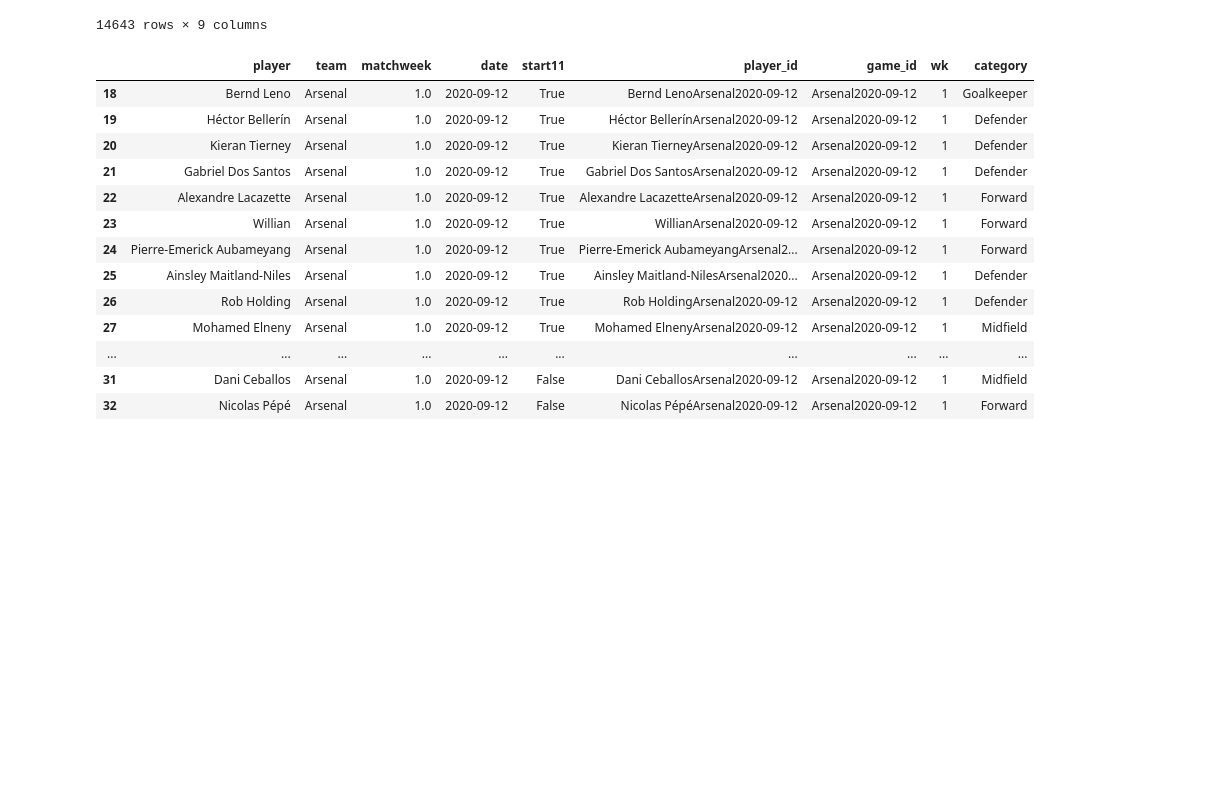
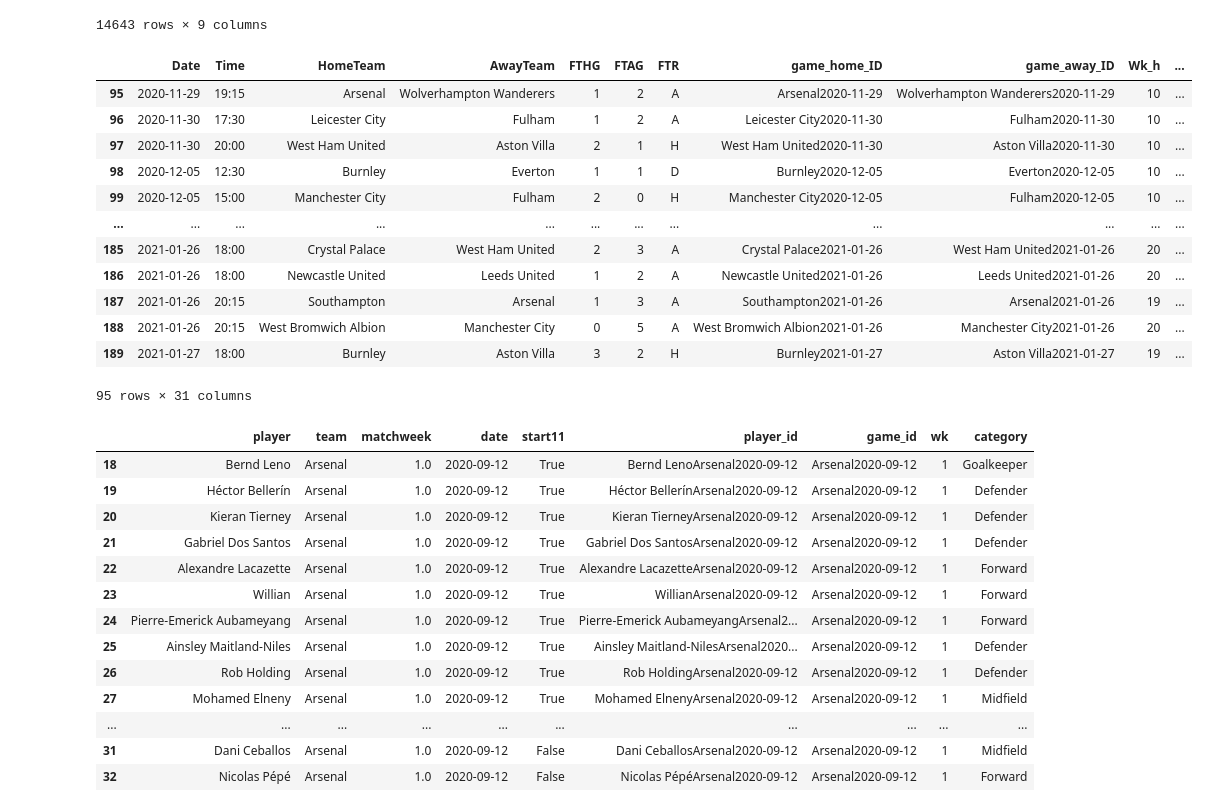
Before and after one commit to Giuliano99/Masterarbeit, a Jupyter notebook: Player Stats.ipynb, the cells around one changed output. Saved outputs shown, nothing was run; the diff lists cells and outputs as text; code cells hidden in the pictures; blank space fills up the shorter version.

```diff
--- a/Player Stats.ipynb
+++ b/Player Stats.ipynb
@@ -90,6 +92,28 @@ PL20_21_lineups_tmp
 | 14641 | Dan Nlundulu | Southampton | 38.0 | 2021-05-23 | False | Dan NlunduluSouthampton2021-05-23 | Southampton2021-05-23 | 38 | NaN |
 | 14642 | Will Ferry | Southampton | 38.0 | 2021-05-23 | False | Will FerrySouthampton2021-05-23 | Southampton2021-05-23 | 38 | NaN |
 14643 rows × 9 columns
+# %%
+PL20_21_fixtures_tmp = PL20_21_fixtures[['Date', 'Time', 'HomeTeam', 'AwayTeam', 'FTHG', 'FTAG', 'FTR', 'game_home_ID', 'game_away_ID', 'Wk_h', 'Wk_a']]
+# %%
+df1 = PL20_21_fixtures_tmp.iloc[:95]
+df2 = PL20_21_fixtures_tmp.iloc[95:190]
+df3 = PL20_21_fixtures_tmp.iloc[190:285]
+df4 = PL20_21_fixtures_tmp.iloc[285:]
+df2
+# %% [output]
+|  | Date | Time | HomeTeam | AwayTeam | FTHG | FTAG | FTR | game_home_ID | game_away_ID | Wk_h | ... |
+| 95 | 2020-11-29 | 19:15 | Arsenal | Wolverhampton Wanderers | 1 | 2 | A | Arsenal2020-11-29 | Wolverhampton Wanderers2020-11-29 | 10 | ... |
+| 96 | 2020-11-30 | 17:30 | Leicester City | Fulham | 1 | 2 | A | Leicester City2020-11-30 | Fulham2020-11-30 | 10 | ... |
+| 97 | 2020-11-30 | 20:00 | West Ham United | Aston Villa | 2 | 1 | H | West Ham United2020-11-30 | Aston Villa2020-11-30 | 10 | ... |
+| 98 | 2020-12-05 | 12:30 | Burnley | Everton | 1 | 1 | D | Burnley2020-12-05 | Everton2020-12-05 | 10 | ... |
+| 99 | 2020-12-05 | 15:00 | Manchester City | Fulham | 2 | 0 | H | Manchester City2020-12-05 | Fulham2020-12-05 | 10 | ... |
+| ... | ... | ... | ... | ... | ... | ... | ... | ... | ... | ... | ... |
+| 185 | 2021-01-26 | 18:00 | Crystal Palace | West Ham United | 2 | 3 | A | Crystal Palace2021-01-26 | West Ham United2021-01-26 | 20 | ... |
+| 186 | 2021-01-26 | 18:00 | Newcastle United | Leeds United | 1 | 2 | A | Newcastle United2021-01-26 | Leeds United2021-01-26 | 20 | ... |
+| 187 | 2021-01-26 | 20:15 | Southampton | Arsenal | 1 | 3 | A | Southampton2021-01-26 | Arsenal2021-01-26 | 19 | ... |
+| 188 | 2021-01-26 | 20:15 | West Bromwich Albion | Manchester City | 0 | 5 | A | West Bromwich Albion2021-01-26 | Manchester City2021-01-26 | 20 | ... |
+| 189 | 2021-01-27 | 18:00 | Burnley | Aston Villa | 3 | 2 | H | Burnley2021-01-27 | Aston Villa2021-01-27 | 19 | ... |
+95 rows × 31 columns
 # %%
 def get_lineup(lineups_df, game_id):
     rslt_df = lineups_df[lineups_df['game_id'] == game_id]
```
Also changed, not shown: parts of 25 cells of this notebook, 13 other files.
